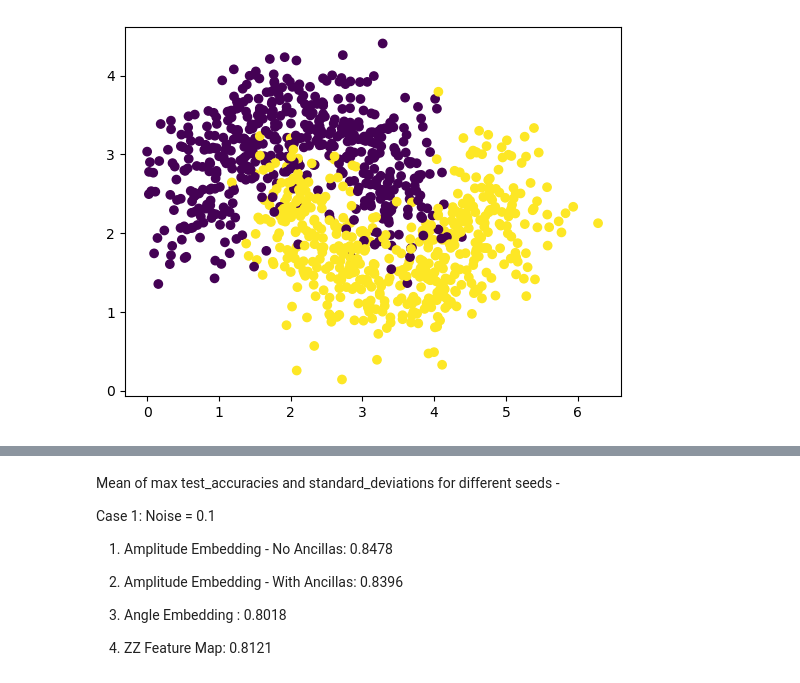
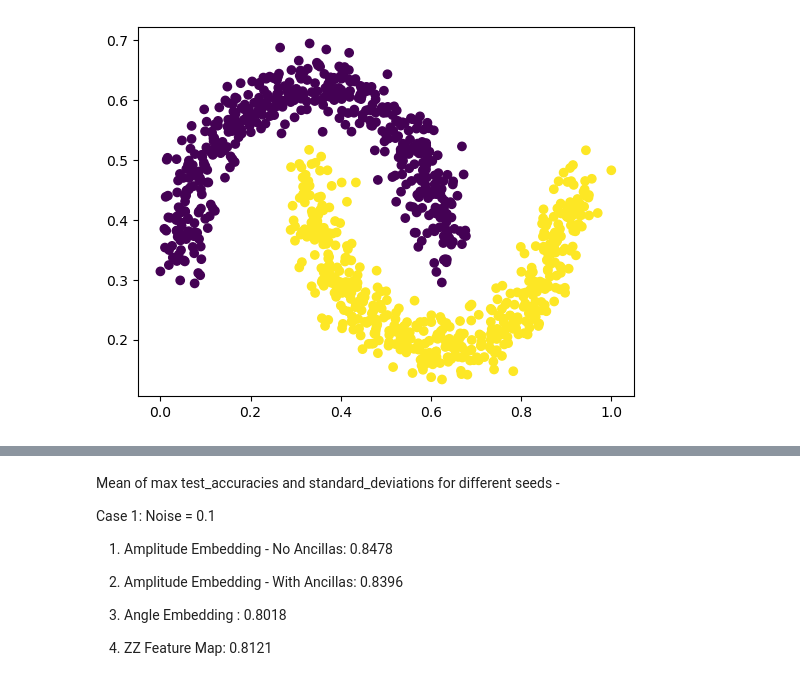
Before and after one commit to Ak-ash22/qcbm_hiwi, a Jupyter notebook: vqc_moons/vqc_moons_vitor.ipynb, the cells around one changed output, grey strips where cells are left out. Drawn from its saved outputs; the diff is of its cells as text; code cells hidden in the pictures.

Commit message:
noise_0_1 work

```diff
--- a/vqc_moons/vqc_moons_vitor.ipynb
+++ b/vqc_moons/vqc_moons_vitor.ipynb
@@ -21,43 +21,43 @@ from sklearn.datasets import make_moons
 
 # Generate and preprocess the dataset
 dataset = {}
-train_input, train_label = make_moons(n_samples=1000, shuffle=True, noise=0.3, random_state=None)
-test_input, test_label = make_moons(n_samples=1000, shuffle=True, noise=0.3, random_state=None)
+train_input, train_label = make_moons(n_samples=1000, shuffle=True, noise=0.1, random_state=None)
+test_input, test_label = make_moons(n_samples=1000, shuffle=True, noise=0.1, random_state=None)
 
 dtype = torch.get_default_dtype()
 torch.set_default_dtype(dtype)
 dataset['train_input'] = torch.from_numpy(train_input).type(dtype).to(device)
 dataset['test_input'] = torch.from_numpy(test_input).type(dtype).to(device)
 dataset['train_label'] = torch.from_numpy(train_label[:, None]).type(dtype).to(device)
 dataset['test_label'] = torch.from_numpy(test_label[:, None]).type(dtype).to(device)
 
 # Visualize the dataset
 X = dataset['train_input']
 y = dataset['train_label']
 
 x_min = torch.min(X)
 x_max = torch.max(X)
 
-X = (2*math.pi*(X - x_min)) / (x_max - x_min)
+X = (1*(X - x_min)) / (x_max - x_min)
 
 plt.scatter(X[:,0].cpu().detach().numpy(), X[:,1].cpu().detach().numpy(), c=y[:,0].cpu().detach().numpy())
 plt.show()
 
 
 batch_size = 100
 # g = torch.Generator().manual_seed(SEED)
 train_loader = torch.utils.data.DataLoader(list(zip(X, y)), batch_size=batch_size, shuffle=True)
 
 
 X_test = dataset['test_input']
 Y_test = dataset['test_label']
 
 x_min = torch.min(X_test)
 x_max = torch.max(X_test)
-X_test = (2*math.pi*(X_test - x_min)) / (x_max - x_min)
+X_test = (1*(X_test - x_min)) / (x_max - x_min)
 
 test_loader = torch.utils.data.DataLoader(list(zip(X_test, Y_test)), batch_size=batch_size, shuffle=False)
 # %% [output]
-[figure, old version]
+[figure, new version]
 # %%
 n_qubits = 4
```
Also changed, not shown: parts of 5 cells of this notebook, 4 other files.
